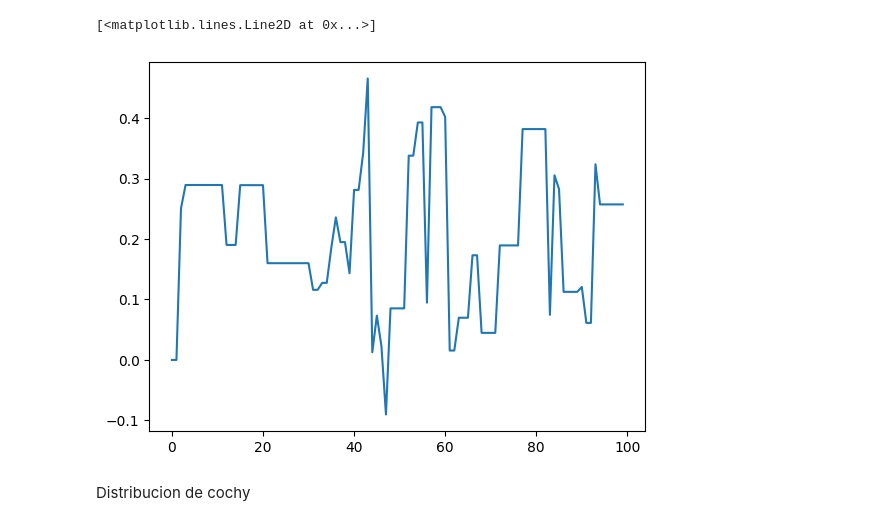
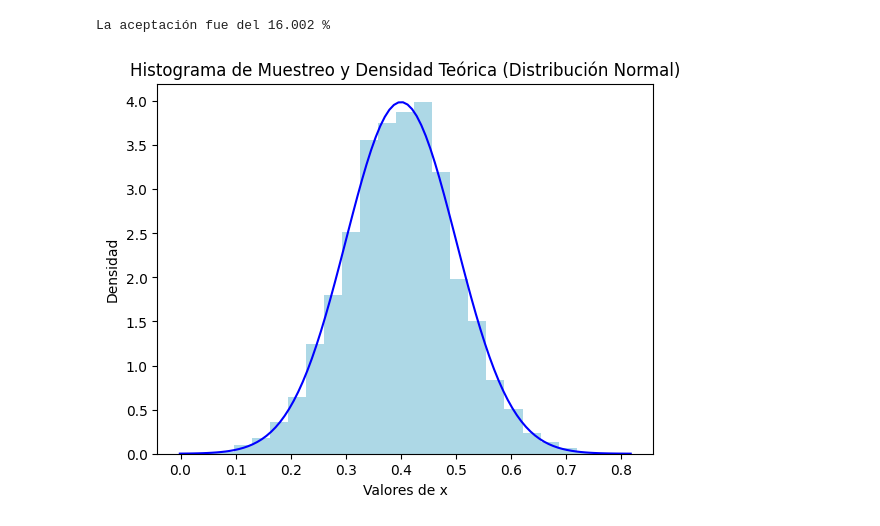
Before and after one commit to MaricelaMH/SIMULACION-II, a Jupyter notebook: Metropolis_Hastings.ipynb, the cells around one changed output. Drawn from its saved outputs; the diff is of its cells as text; code cells hidden in the pictures.

```diff
--- a/Metropolis_Hastings.ipynb
+++ b/Metropolis_Hastings.ipynb
@@ -46,9 +43,14 @@ La aceptación fue del 31.5 %
-# %%
-np.mean(x)
-np.std(x)
-plt.plot(x[0:100])
-# %% [output]
-[<matplotlib.lines.Line2D at 0x...>]
-[figure, removed]
-# %% [markdown]
-Distribucion de cochy
+# %%
+# Graficamos nuestra distribución analítica junto con el histograma de la muestra generada
+
+print("La aceptación fue del",acept/n*100,"%")
+plt.hist(x,density=True,color='#ADD8E6',bins=25)
+xs=np.linspace(min(x), max(x),100)   # Defiminos los límites de nuestra gráfica
+plt.plot(xs,f(xs,mu,sigma),color='#0000FF')
+plt.xlabel('Valores de x')
+plt.ylabel('Densidad')
+plt.title('Histograma de Muestreo y Densidad Teórica (Distribución Normal)')
+plt.show()
+# %% [output]
+La aceptación fue del 16.002 %
+[figure, added]
```
Also changed, not shown: parts of 21 cells of this notebook.
